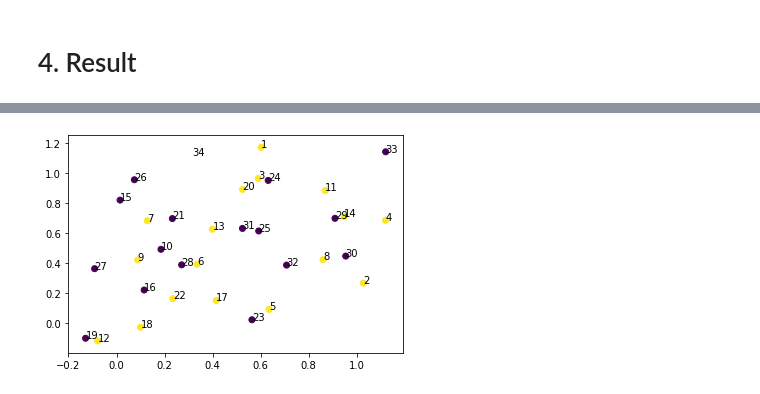
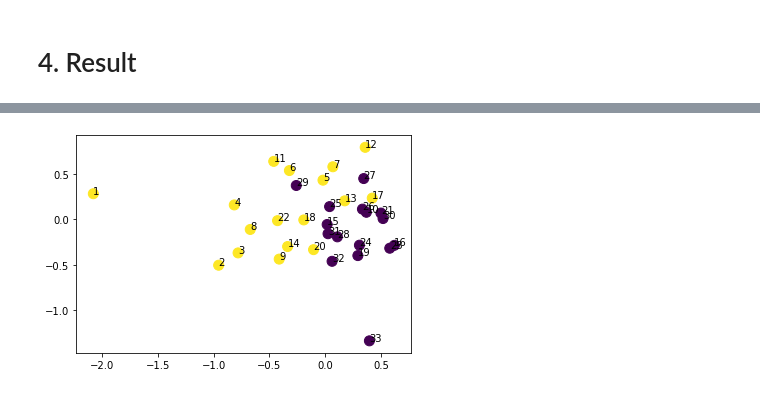
Before and after one commit to seunghan96/datascience, a Jupyter notebook: [연구실인턴]Computational_Science_and_Engineering/6주차/node2vec_karate.ipynb, the cells around one changed output, grey strips where cells are left out. Saved outputs shown, nothing was run; the diff lists cells and outputs as text; code cells hidden in the pictures.

```diff
--- a/[연구실인턴]Computational_Science_and_Engineering/6주차/node2vec_karate.ipynb
+++ b/[연구실인턴]Computational_Science_and_Engineering/6주차/node2vec_karate.ipynb
@@ -117,2 +77,26 @@ def node2vec(input_word,dim,num_epoch,num_walk,lr,con,p,q):
+# %%
+def node2vec(dim,num_epoch,length,lr,k,p,q,num_neg):
+    embed = np.random.random((A.shape[0],dim))
+
+    for epoch in range(num_epoch):
+        for v in np.arange(A.shape[0]):
+            walk = random_step(v,length-1,p,q) # (1) random walk
+
+            for idx in range(length-k):
+
+                not_neg_list = np.append(walk[max(0,idx-k):idx+k],pos_list(walk[idx]))
+                neg_list = list(set(np.arange(A.shape[0])) - set(not_neg_list))
+                random_neg = np.random.choice(neg_list,num_neg,replace=False)
+
+                for pos in range(idx+1,idx+k+1):
+                    if walk[idx]!=walk[pos]:
+                        pos_embed = embed[walk[pos]]
+                        embed[walk[idx]] -= lr * (sigmoid(np.dot(embed[walk[idx]],pos_embed))-1) * pos_embed
+
+                for neg in random_neg:
+                    neg_embed = embed[neg]
+                    embed[walk[idx]] -= lr * (sigmoid(np.dot(embed[walk[idx]],neg_embed))) * neg_embed
+
+    return embed
 # %% [markdown]
 # 4. Result
@@ -128,2 +102,0 @@ w1,w2 = node2vec(input_word=OH,
-# %%
-Emb = np.matmul(OH,w1)
@@ -130,3 +105,6 @@ Emb = np.matmul(OH,w1)
+# %%
+embed = node2vec(dim=2,num_epoch=10,length=8,lr=0.02,
+                 k=2,p=2,q=2,num_neg=5)
 # %%
 def visualize(Emb):
     Emb_df = pd.DataFrame({'X':Emb[:,0], 'Y':Emb[:,1],'Label':range(1,35)})
@@ -135,11 +113,11 @@ def visualize(Emb):
     Emb_df.loc[Emb_df.Label.isin(blue),'Color']=1
     Emb_df.loc[Emb_df.Label.isin(red),'Color']=0
 
-    plt.scatter(Emb_df['X'], Emb_df['Y'], c=Emb_df['Color'])
+    plt.scatter(Emb_df['X'], Emb_df['Y'], c=Emb_df['Color'],s=100)
 
     for i,txt in enumerate(Emb_df['Label']):
         plt.annotate(txt, (Emb_df['X'][i], Emb_df['Y'][i]))
 # %%
-visualize(Emb)
+visualize(embed)
 # %% [output]
-[figure, old version]
+[figure, new version]
```
Also changed, not shown: parts of 10 cells of this notebook, 45 other files.
